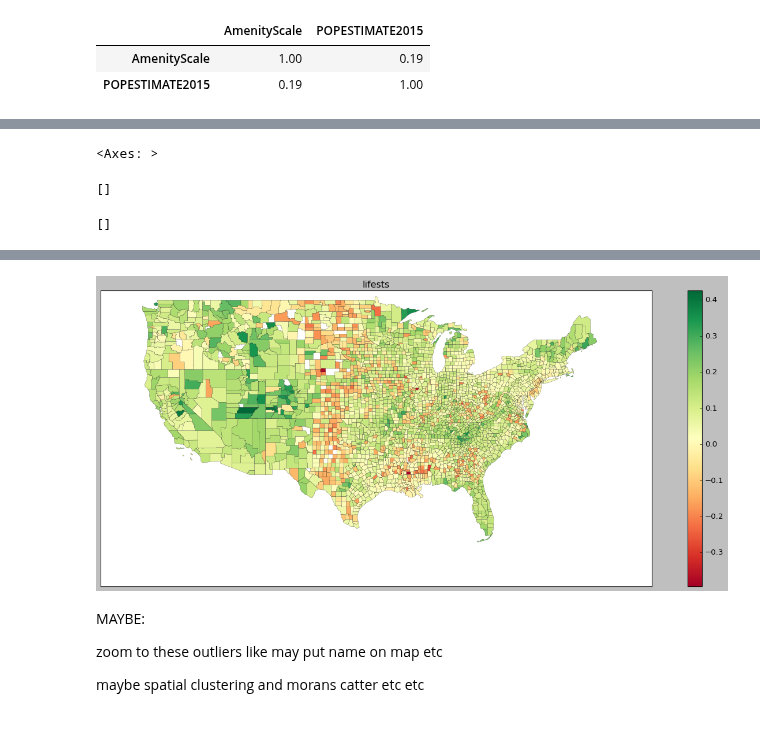
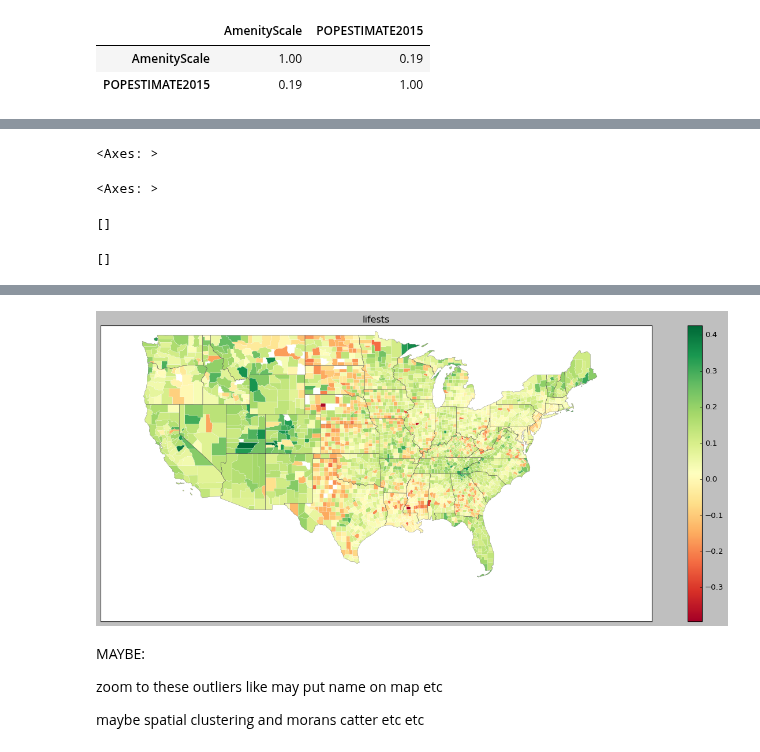
Before and after one commit to theaok/hfgi, a Jupyter notebook: hfgi.ipynb, the cells around one changed output, grey strips where cells are left out. Drawn from its saved outputs; the diff is of its cells as text; code cells hidden in the pictures.

```diff
--- a/hfgi.ipynb
+++ b/hfgi.ipynb
@@ -587,3 +587,13 @@ Notes:
 [1] Standard Errors assume that the covariance matrix of the errors is correctly specified.
 [2] The condition number is large, 2.39e+06. This might indicate that there are
 strong multicollinearity or other numerical problems.
+# %%
+#https://www.census.gov/geographies/mapping-files/time-series/geo/carto-boundary-file.html
+s0 = gpd.read_file('https://www2.census.gov/geo/tiger/GENZ2018/shp/cb_2018_us_state_20m.zip')
+#cont = us[~us['NAME'].isin(['Alaska', 'Hawaii', 'Puerto Rico','American Samoa','United States Virgin Islands','Guam','Commonwealth of the Northern Mariana Islands'])]
+s1 = s0[~s0['STATEFP'].isin(['02', '15', '72', '60', '78', '66', '69'])]
+#gdf1.plot()
+s1.columns
+s1.dtypes
+#s1.plot()
+s=s1
@@ -590,26 +614,26 @@ strong multicollinearity or other numerical problems.
 # %%
-#TODO overlay with states
-
 fig, ax = plt.subplots(1, figsize=(20,8))
-a.plot(ax=ax,column='stat',legend=True,cmap='RdYlGn', linewidth=.2) #
+a.plot(ax=ax,column='stat',legend=True,cmap='RdYlGn', linewidth=.2,edgecolor='white') #
 #, scheme='natural_breaks',k=9,
 #         edgecolor='grey',legend_kwds= {"fmt": "{:,.2f}",
 #        'loc':'lower right','title_fontsize':'medium','fontsize':'small','markerscale':1.4}
+s.plot(ax=ax,legend=False, linewidth=.2,facecolor="none")
 #leg1 = ax.get_legend()
 #leg1.set_title('''Population Density #this is legend title; useful!
 #2010 (pers/sq mi)''')
 ax.title.set_text("lifests")
 ax.set_xticks([]) #kills xticks
 ax.set_yticks([]) #kills xticks
 plt.savefig('fig.eps',bbox_inches='tight') #,pad_inches=0.1, dpi=200, transparent=True #eps, jpeg, jpg, pdf, pgf, png, ps, raw, rgba, svg, svgz, tif, tiff
 files.download('fig.eps') #note can also right click fig and save image as
 # %% [output]
 <Axes: >
-[]
+<Axes: >
 []
+[]
 [interactive output not drawn]
 [interactive output not drawn]
-[figure, old version]
+[figure, new version]
 # %% [markdown]
 MAYBE:
 
```
Also changed, not shown: parts of 6 cells of this notebook.
